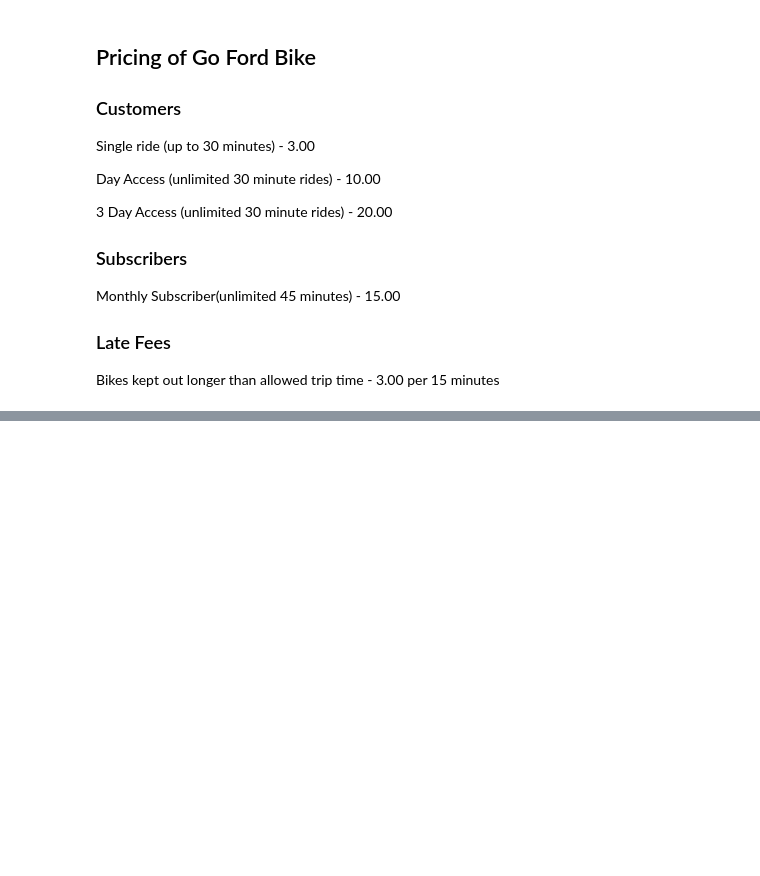
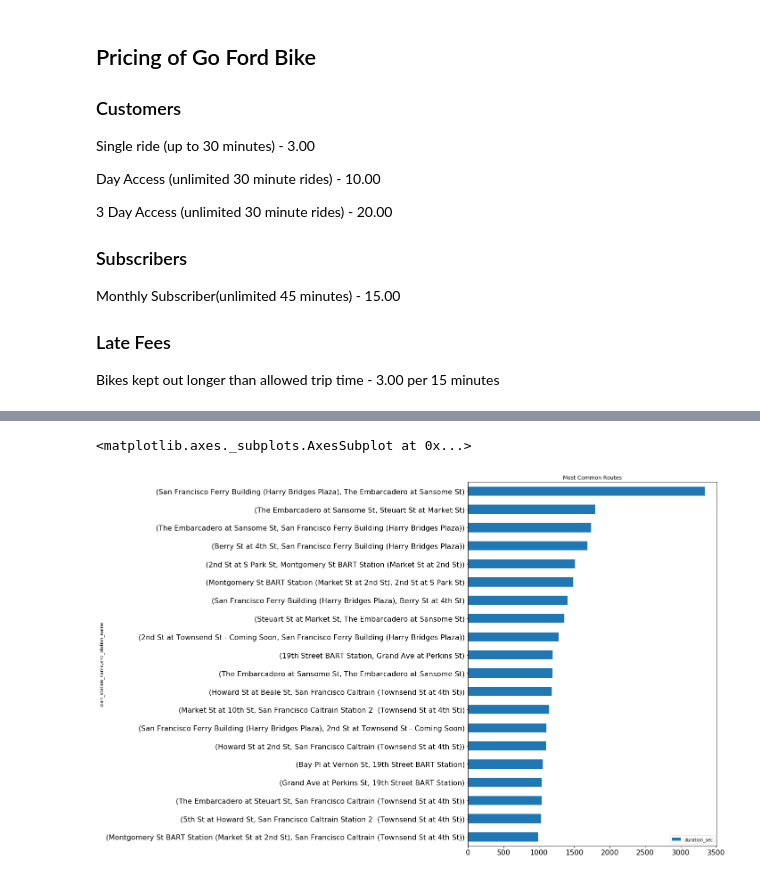
Before and after one commit to jarango-math/fordgo_bike_project, a Jupyter notebook: fundamental_capstone_project.ipynb, the cells around one changed output, grey strips where cells are left out. Saved outputs shown, nothing was run; the diff lists cells and outputs as text; code cells hidden in the pictures; blank space fills up the shorter version.

```diff
--- a/fundamental_capstone_project.ipynb
+++ b/fundamental_capstone_project.ipynb
@@ -101,0 +132,8 @@ Name: duration_sec, Length: 3581, dtype: float64
+# %%
+df_route=df[['start_station_name','end_station_name','duration_sec']].groupby(['start_station_name','end_station_name']).count().sort_values('duration_sec', ascending=False)
+route_20=df_route.reset_index().head(20)
+# %%
+df_route.head(20).sort_values('duration_sec',ascending=True).plot(title='Most Common Routes',kind='barh',figsize=(10,15),fontsize=16,sort_columns=True)
+# %% [output]
+<matplotlib.axes._subplots.AxesSubplot at 0x...>
+[figure, added]
```
Also changed, not shown: parts of 17 cells of this notebook.
